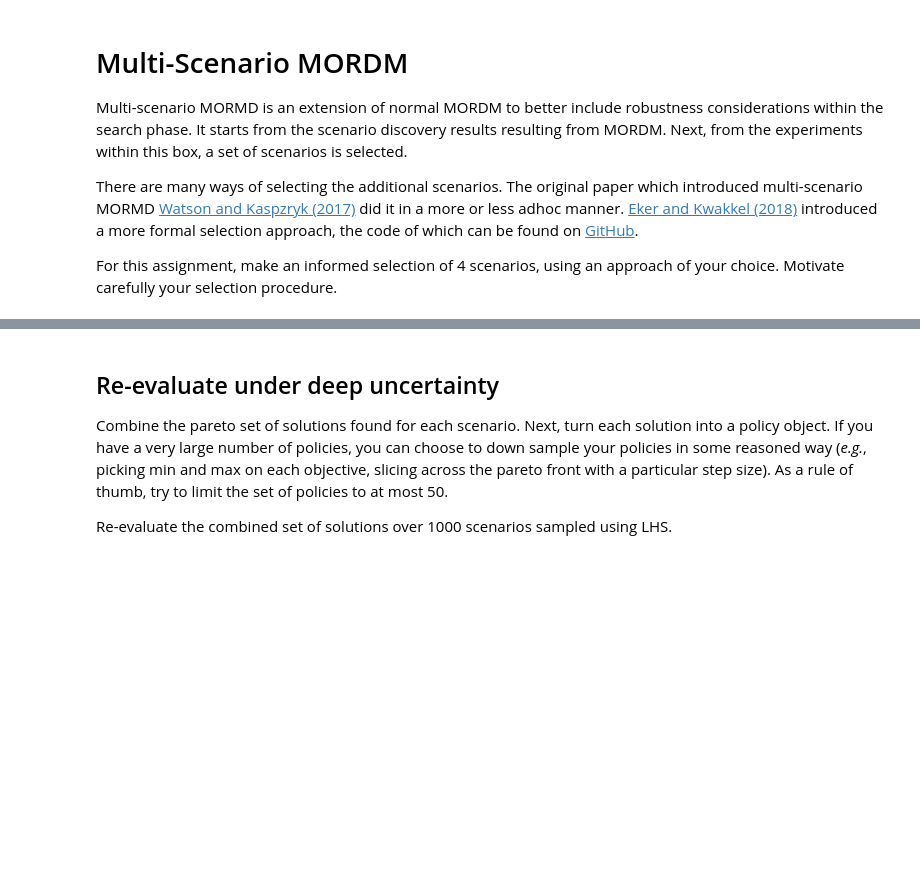
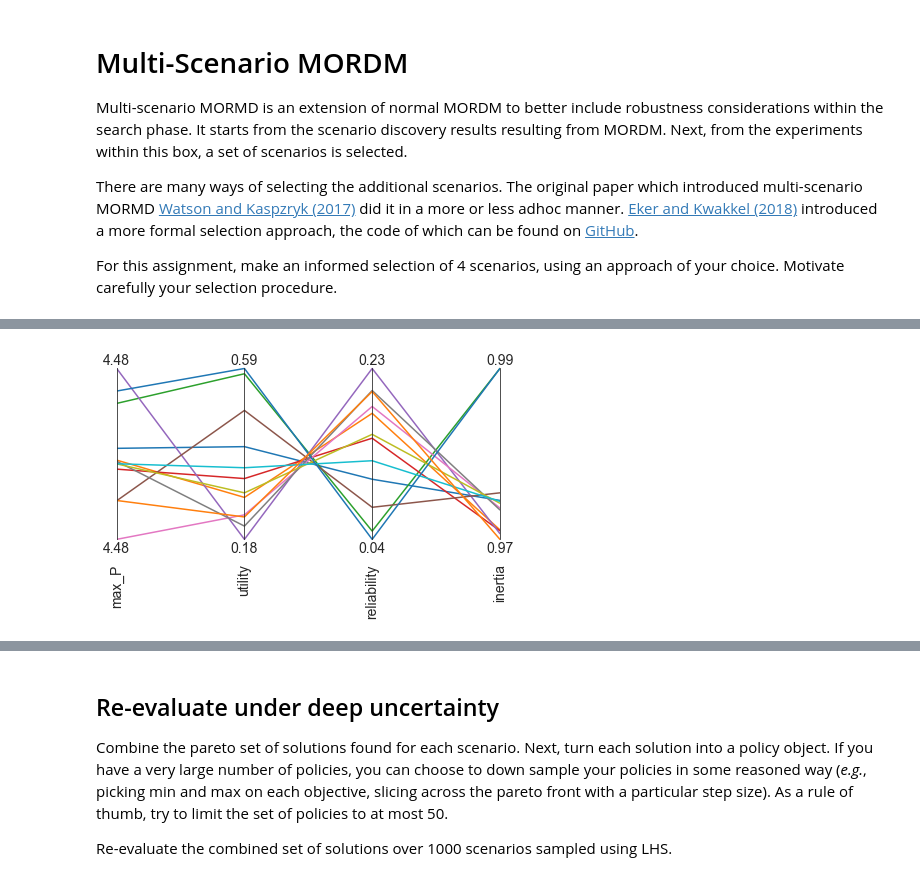
Before and after one commit to herzogrh/EPA1361, a Jupyter notebook: Week 5-6 - robustness and direct search/assignment 9 - multi-scenario MORDM.ipynb, the cells around one changed output, grey strips where cells are left out. Cells and saved outputs as stored; diff of their text form; code cells hidden in the pictures; blank space fills up the shorter version.

```diff
--- a/Week 5-6 - robustness and direct search/assignment 9 - multi-scenario MORDM.ipynb
+++ b/Week 5-6 - robustness and direct search/assignment 9 - multi-scenario MORDM.ipynb
@@ -28,0 +254,20 @@ Store the resulting set of pareto solutions in a smart way for subsequent analys
+# %%
+from ema_workbench import Constraint
+from ema_workbench.em_framework.optimization import (HyperVolume,
+                                                     EpsilonProgress)
+
+#specify outcomes
+mordm_lake_model.outcomes = [ScalarOutcome('max_P', kind=ScalarOutcome.MINIMIZE,
+                                     expected_range=(0,5)),
+                       ScalarOutcome('utility', kind=ScalarOutcome.MAXIMIZE,
+                                     expected_range=(0,2)),
+                       ScalarOutcome('inertia', kind=ScalarOutcome.MAXIMIZE,
+                                    expected_range=(0,1)),
+                       ScalarOutcome('reliability', kind=ScalarOutcome.MAXIMIZE,
+                                     expected_range=(0,1))]
+
+convergence_metrics = [HyperVolume.from_outcomes(mordm_lake_model.outcomes),
+                       EpsilonProgress()]
+# %%
+with MultiprocessingEvaluator(mordm_lake_model) as evaluator:
+    results_Max_P, convergence_Max_P = evaluator.optimize(nfe=10000, epsilons=[0.025, 0.025, 0.025, 0.025], reference=reference_Max_P, searchover = 'levers', convergence=convergence_metrics)
@@ -28,0 +355,11 @@ Store the resulting set of pareto solutions in a smart way for subsequent analys
+# %%
+outcomes = results_Max_P.loc[:, ['max_P', 'utility', 'reliability', 'inertia']]
+
+limits = parcoords.get_limits(outcomes)
+axes = parcoords.ParallelAxes(limits)
+axes.plot(outcomes)
+
+# we invert this axis so direction of desirability is the same
+axes.invert_axis('max_P')
+# %% [output]
+[figure, added]
```
Also changed, not shown: parts of 43 cells of this notebook, 1 other file.
